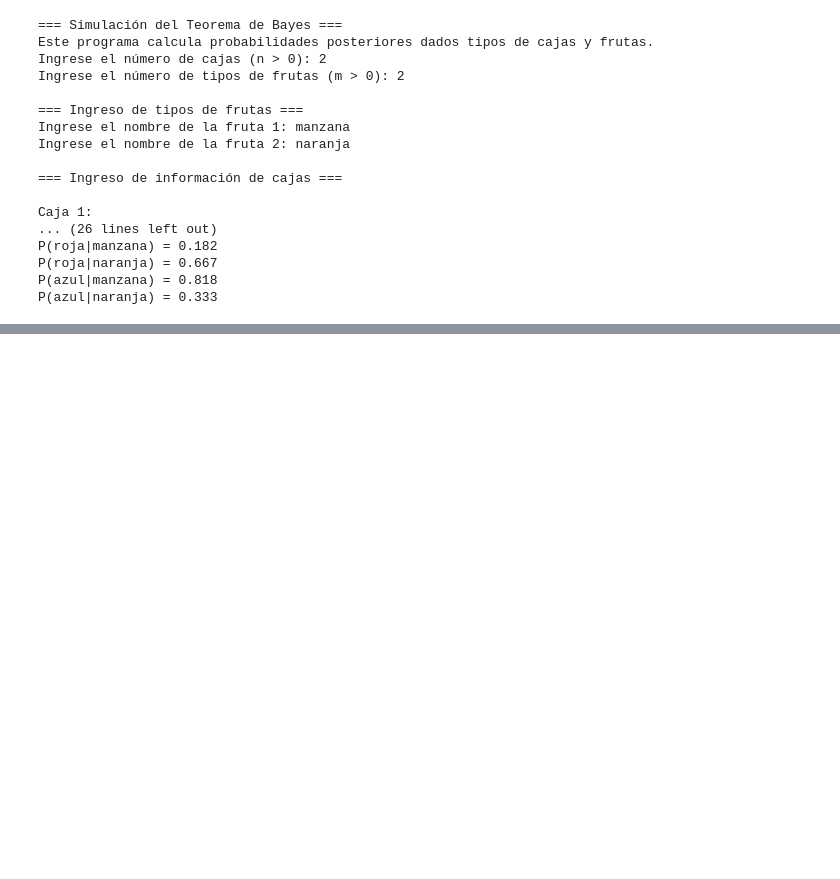
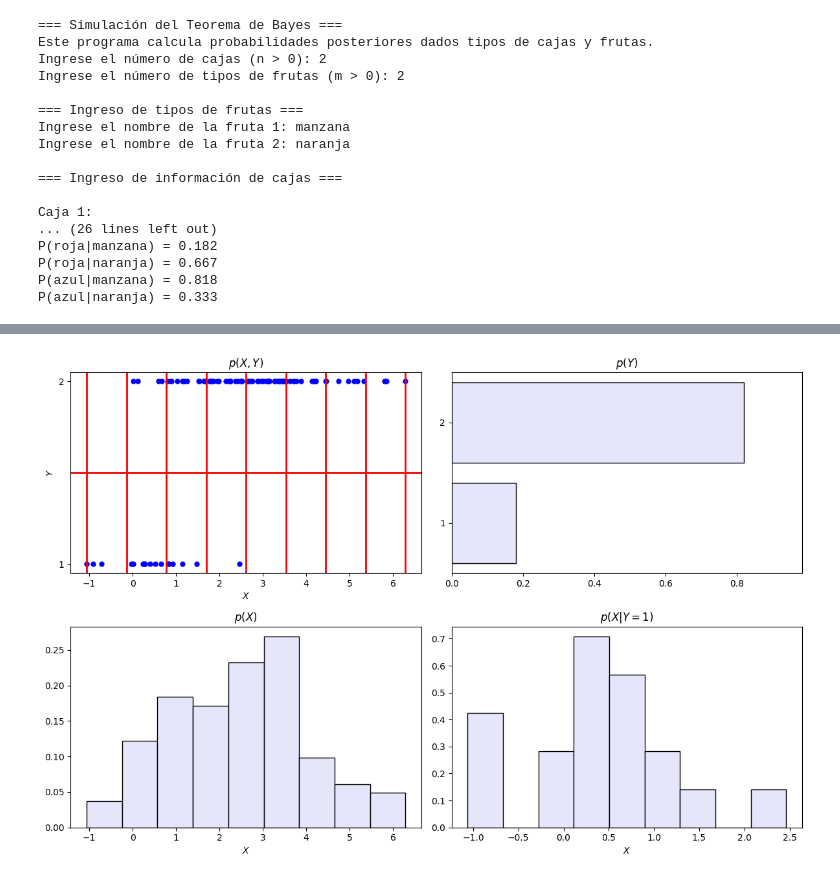
Before and after one commit to felipe24I/AprendizajeMaquina, a Jupyter notebook: 1_Probabilidades_Bayes/1_Ejercicio_IntroProbabilidades.ipynb, the cells around one changed output, grey strips where cells are left out. Drawn from its saved outputs; the diff is of its cells as text; code cells hidden in the pictures; blank space fills up the shorter version.

```diff
--- a/1_Probabilidades_Bayes/1_Ejercicio_IntroProbabilidades.ipynb
+++ b/1_Probabilidades_Bayes/1_Ejercicio_IntroProbabilidades.ipynb
@@ -304,0 +311,91 @@ Restricciones
+# %%
+import numpy as np
+import matplotlib.pyplot as plt
+import seaborn as sns
+from scipy.stats import norm
+
+import numpy as np
+import matplotlib.pyplot as plt
+import seaborn as sns
+from scipy.stats import norm
+
+class GenerateData:
+    def __init__(self, N=100, seed=None):
+        self.N = N
+        if seed is not None:
+            np.random.seed(seed)
+
+        self.params = {
+            1: {"mean": 0, "std": 1},
+            2: {"mean": 3, "std": 1.5}
+        }
+
+        self.X = None
+        self.Y = None
+
+    def generate(self):
+        probs = np.random.dirichlet(alpha=[1,1])
+        self.Y = np.random.choice([1, 2], size=self.N, p=probs)
+        self.X = np.array([
+            np.random.normal(
+                loc=self.params[y]["mean"],
+                scale=self.params[y]["std"]
+            ) for y in self.Y
+        ])
+
+    def plot_all(self):
+        fig, axs = plt.subplots(2, 2, figsize=(12, 8))
+
+        # --- Subplot (0,0): Dispersión p(X,Y)
+        axs[0, 0].scatter(self.X, self.Y, color='blue', s=25)
+        axs[0, 0].set_title(r'$p(X,Y)$')
+        axs[0, 0].set_xlabel(r'$X$')
+        axs[0, 0].set_ylabel(r'$Y$')
+        axs[0, 0].set_yticks([1, 2])
+        axs[0, 0].grid(False)
+
+        # Líneas rojas tipo cuadrícula
+        x_min, x_max = self.X.min(), self.X.max()
+        x_lines = np.linspace(x_min, x_max, 9)
+        for xc in x_lines:
+            axs[0, 0].axvline(x=xc, color='red', lw=2)
+        axs[0, 0].axhline(y=1.5, color='red', lw=2)
+
+        # --- Subplot (0,1): Histograma p(Y) (barras horizontales corregido)
+        counts = [(self.Y == y).sum() for y in [2, 1]]  # primero 2, luego 1
+        probs = np.array(counts) / self.N
+        axs[0, 1].barh([2, 1], probs, color='lavender', edgecolor='black')
+        axs[0, 1].set_title(r'$p(Y)$')
+        axs[0, 1].set_yticks([1, 2])
+        axs[0, 1].set_ylim(0.5, 2.5)  # para que queden centrados
+        axs[0, 1].set_xlim(0, max(probs)*1.2)
+
+        # --- Subplot (1,0): Histograma p(X)
+        axs[1, 0].hist(self.X, bins=9, color='lavender', edgecolor='black', density=True)
+        axs[1, 0].set_title(r'$p(X)$')
+        axs[1, 0].set_xlabel(r'$X$')
+
+        # --- Subplot (1,1): Histograma p(X|Y=1)
+        x_given_1 = self.X[self.Y == 1]
+        axs[1, 1].hist(x_given_1, bins=9, color='lavender', edgecolor='black', density=True)
+        axs[1, 1].set_title(r'$p(X|Y=1)$')
+        axs[1, 1].set_xlabel(r'$X$')
+
+        plt.tight_layout()
+        plt.show()
+
+
+def main():
+  # Crear objeto
+  data = GenerateData(N=100, seed=42)
+
+  # Generar datos
+  data.generate()
+
+  # Graficar todo en una figura 2x2
+  data.plot_all()
+
+if __name__ == "__main__":
+  main()
+# %% [output]
+[figure, added]
```
Also changed, not shown: parts of 1 cell of this notebook.
